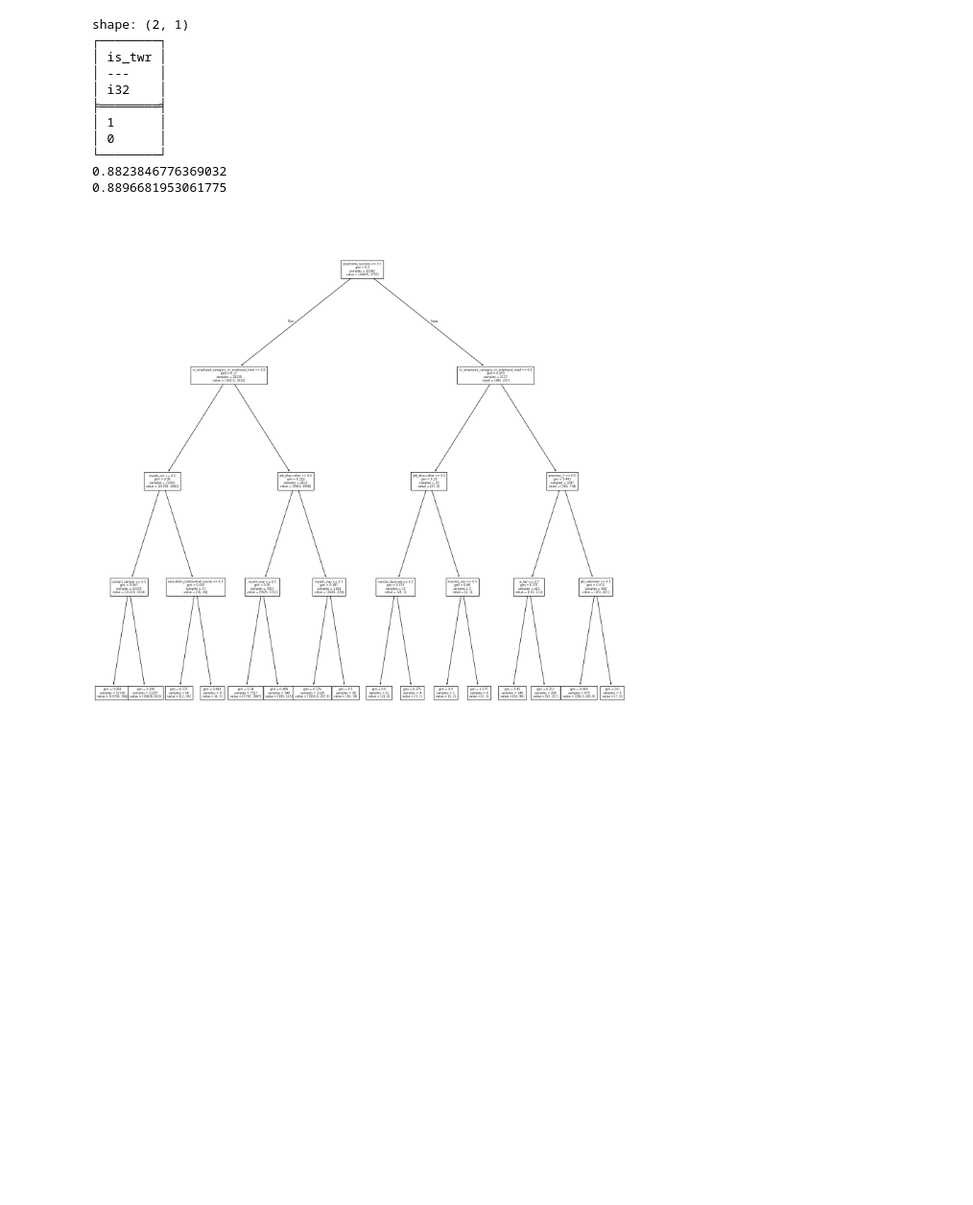
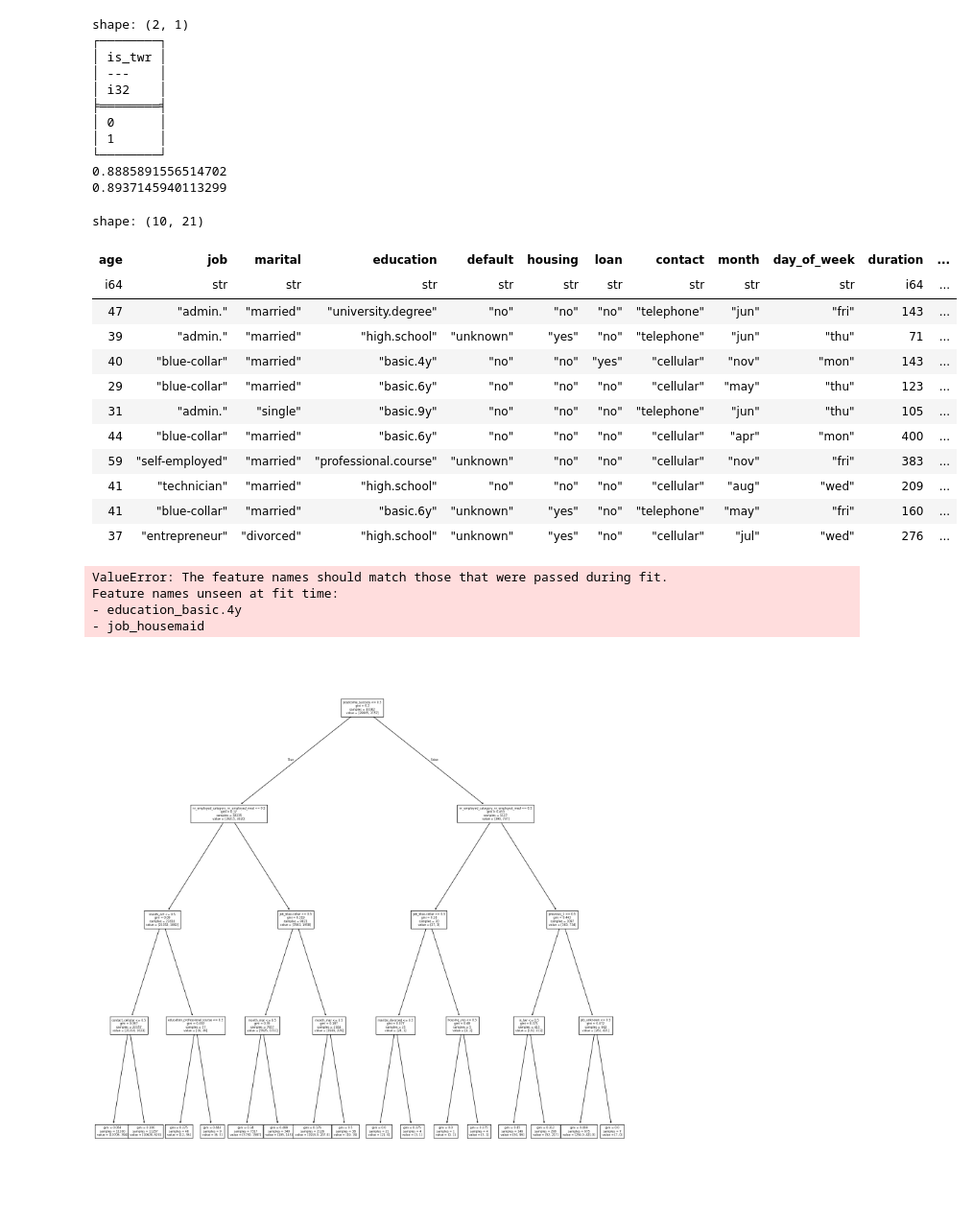
Before and after one commit to nelsbuhrley/CSE-450-Machine-learning, a Jupyter notebook: notebooks/hint_decisiontrees_polars.ipynb, the cells around one changed output. Shown at 96% size. Cells and saved outputs as stored; diff of their text form; code cells hidden in the pictures; blank space fills up the shorter version.

```diff
--- a/notebooks/hint_decisiontrees_polars.ipynb
+++ b/notebooks/hint_decisiontrees_polars.ipynb
@@ -60,8 +60,8 @@ data = data.with_columns([
 
 print(data.select('is_twr').unique())
 
-# Re-define features to ensure it's a list of strings for categorical columns
-features = ['job', 'marital', 'education', 'default', 'housing', 'loan', 'contact', 'month', 'poutcome', 'campaign', 'pdays', 'previous', 'nr_employed_category']
+# Re-define features to ensure it's a list of strings for categorical columns, 'campaign'
+features = ['job', 'marital', 'education', 'default', 'housing', 'loan', 'contact', 'month', 'poutcome', 'pdays', 'previous', 'nr_employed_category']
 
 # Create a list of all columns to be included in x
 selected_x_columns = features + ['is_twr']
@@ -92,11 +92,58 @@ shape: (2, 1)
 │ ---    │
 │ i32    │
 ╞════════╡
+│ 0      │
 │ 1      │
-│ 0      │
 └────────┘
-0.8823846776369032
-0.8896681953061775
+0.8885891556514702
+0.8937145940113299
+# %%
+ver = pl.read_csv('/Users/nelsbuhrley/All Software Development/CSE-450-Machine-learning/bank-data/bank-additional-full_minus_bank.csv', schema_overrides={'nr.employed':float})
+ver = ver.with_columns(pl.col('nr.employed').round(0).cast(pl.Int64))
+ver.sample(10)
+# %% [output]
+shape: (10, 21)
+| age | job | marital | education | default | housing | loan | contact | month | day_of_week | duration | ... |
+| i64 | str | str | str | str | str | str | str | str | str | i64 | ... |
+| 47 | "admin." | "married" | "university.degree" | "no" | "no" | "no" | "telephone" | "jun" | "fri" | 143 | ... |
+| 39 | "admin." | "married" | "high.school" | "unknown" | "yes" | "no" | "telephone" | "jun" | "thu" | 71 | ... |
+| 40 | "blue-collar" | "married" | "basic.4y" | "no" | "no" | "yes" | "cellular" | "nov" | "mon" | 143 | ... |
+| 29 | "blue-collar" | "married" | "basic.6y" | "no" | "no" | "no" | "cellular" | "may" | "thu" | 123 | ... |
+| 31 | "admin." | "single" | "basic.9y" | "no" | "no" | "no" | "telephone" | "jun" | "thu" | 105 | ... |
+| 44 | "blue-collar" | "married" | "basic.6y" | "no" | "no" | "no" | "cellular" | "apr" | "mon" | 400 | ... |
+| 59 | "self-employed" | "married" | "professional.course" | "unknown" | "no" | "no" | "cellular" | "nov" | "fri" | 383 | ... |
+| 41 | "technician" | "married" | "high.school" | "no" | "no" | "no" | "cellular" | "aug" | "wed" | 209 | ... |
+| 41 | "blue-collar" | "married" | "basic.6y" | "unknown" | "yes" | "no" | "telephone" | "may" | "fri" | 160 | ... |
+| 37 | "entrepreneur" | "divorced" | "high.school" | "unknown" | "yes" | "no" | "cellular" | "jul" | "wed" | 276 | ... |
+# %%
+
+ver = ver.with_columns([
+    pl.when(pl.col('day_of_week').is_in(['tue', 'wed', 'thu']))
+        .then(1)
+        .otherwise(0)
+        .alias('is_twr')
+]).with_columns(
+    pl.when(pl.col('nr.employed') < 5101).then(pl.lit('nr_employed_med'))
+    .when(pl.col('nr.employed') < 5001).then(pl.lit('nr_employed_low'))
+    .otherwise(pl.lit('nr_employed_high'))
+    .alias('nr_employed_category')
+)
+
+
+# Select these columns from data and then apply to_dummies to the categorical ones
+# Polars to_dummies on a DataFrame will dummify the specified columns and retain others.
+x_ver = ver.select(selected_x_columns).to_dummies(features, drop_first=True)
+y_ver = ver.select(pl.col('y'))
+y_ver_raveled = y_ver.to_series().to_numpy().ravel()
+
+
+print(clf1.score(x_ver, y_ver_raveled))
+print(clf2.score(x_ver, y_ver_raveled))
+# %% [output]
+ValueError: The feature names should match those that were passed during fit.
+Feature names unseen at fit time:
+- education_basic.4y
+- job_housemaid
 # %%
 # Let's visualize the tree
 import matplotlib.pyplot as plt
```
Also changed, not shown: parts of 1 cell of this notebook, 2 other files.
